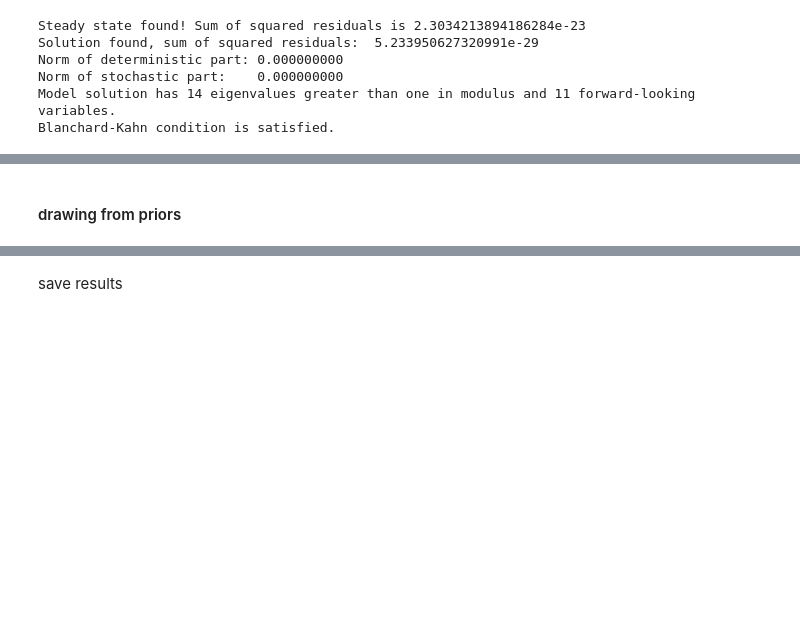
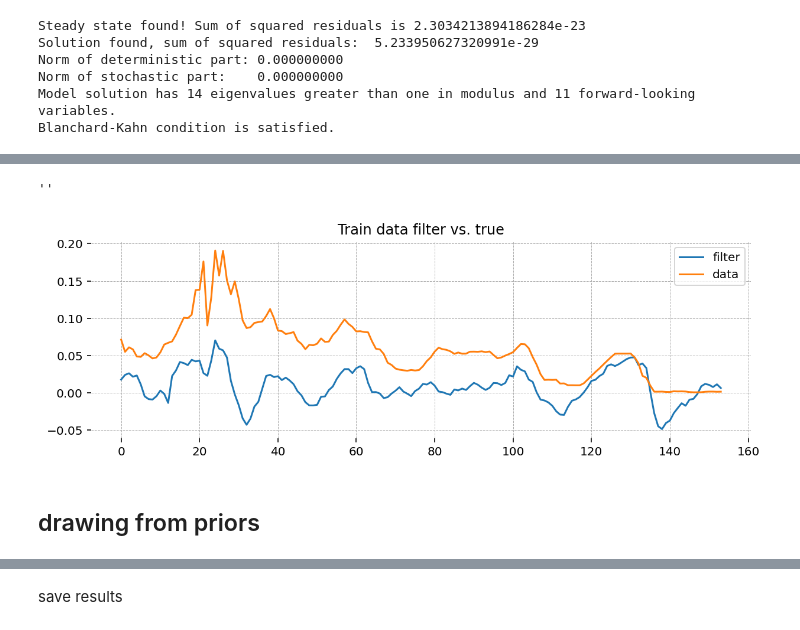
Before and after one commit to lukasgrahl/memoire1, a Jupyter notebook: notebooks/03-estimate_model.ipynb, the cells around one changed output, grey strips where cells are left out. Drawn from its saved outputs; the diff is of its cells as text; code cells hidden in the pictures; blank space fills up the shorter version.

```diff
--- a/notebooks/03-estimate_model.ipynb
+++ b/notebooks/03-estimate_model.ipynb
@@ -75,5 +118,18 @@ Blanchard-Kahn condition is satisfied.
+# %%
+var = "r"
+plt.plot(mu[:, filter_vars.index(var)].reshape(-1))
+try:
+    plt.plot(train[var].values)
+except KeyError:
+        _ = False
+plt.title("Train data filter vs. true")
+plt.legend(['filter', 'data'])
+;
+# %% [output]
+''
+[figure, new version]
 # %% [markdown]
-#### drawing from priors
+## drawing from priors
 # %%
 from scipy.stats import gamma, norm, beta, uniform
 import scipy
```
Also changed, not shown: parts of 29 cells of this notebook, 1 other file.
